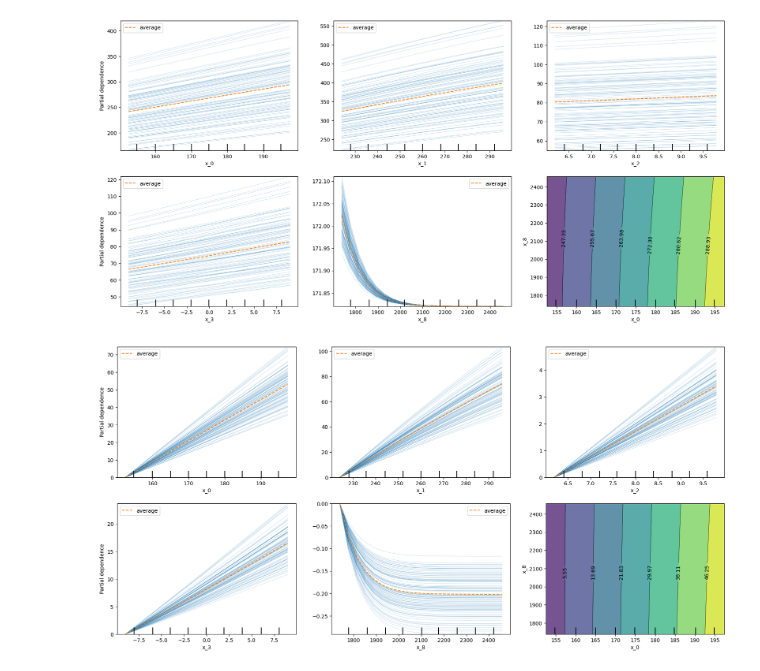
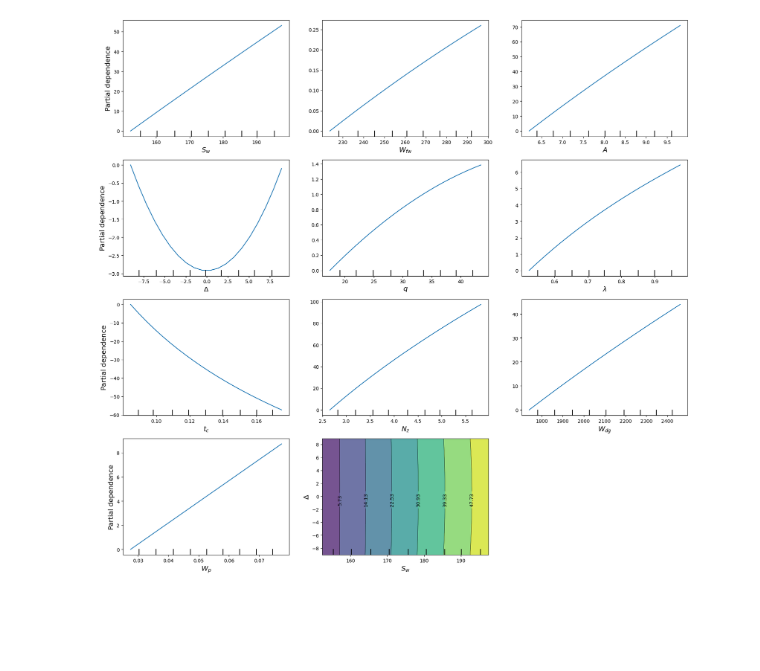
Before and after one commit to daffarobani/smt, a Jupyter notebook: development/partial_dependence_plot.ipynb, the cells around one changed output. Drawn from its saved outputs; the diff is of its cells as text; code cells hidden in the pictures; blank space fills up the shorter version.

```diff
--- a/development/partial_dependence_plot.ipynb
+++ b/development/partial_dependence_plot.ipynb
@@ -55,0 +50,14 @@ ___________________________________________________________________________
+# %%
+X_tr = pd.read_csv('../../X_tr_wing_weight.csv')
+X_te = pd.read_csv('../../X_te_wing_weight.csv')
+y_tr = pd.read_csv('../../y_tr_wing_weight.csv')
+y_te = pd.read_csv('../../y_te_wing_weight.csv')
+X_tr = np.array(X_tr)
+X_te = np.array(X_te)
+y_tr = np.array(y_tr)
+y_te = np.array(y_te)
+# %%
+kriging_model = KRG(theta0=[1e-2]*X_tr.shape[1],print_prediction = False)
+kriging_model.set_training_values(X_tr, y_tr)
+
+kriging_model.train()
@@ -59,0 +142,15 @@ ___________________________________________________________________________
+# %%
+model = kriging_model
+features = [0, 1, 2, 3, 4, 5, 6, 7, 8, 9, [0, 3]]
+feature_names = [r'$S_{w}$', r'$W_{fw}$', r'$A$', r'$\Delta$',
+                 r'$q$', r'$\lambda$', r'$t_{c}$',
+                 r'$N_{z}$', r'$W_{dg}$', r'$W_{p}$']
+pdd = PartialDependenceDisplay.from_surrogate_model(model,
+                                                    X_tr,
+                                                    features,
+                                                    grid_resolution=20,
+                                                    kind='average',
+                                                    feature_names=feature_names,
+                                                    centered=True)
+# %% [output]
+[figure, added]
@@ -60,15 +161,11 @@ ___________________________________________________________________________
 # %%
-# pdd = PartialDependenceDisplay(pd_results=pd_results)
-# pdd.plot()
-model = kriging_model
-features = [0, 1, 2, 3, 8, (0, 8)]
-pdd = PartialDependenceDisplay.from_surrogate_model(model, X, features, grid_resolution=20, kind='both')
+# # pdd = PartialDependenceDisplay(pd_results=pd_results)
+# # pdd.plot()
+# model = kriging_model
+# features = [0, 1, 2, 3, 4, 5, 6, 7, 8, 9]
+# pdd = PartialDependenceDisplay.from_surrogate_model(model, X, features, grid_resolution=20, kind='both', centered=True)
-# %% [output]
-[figure, removed]
 # %%
-model = kriging_model
-features = [0, 1, 2, 3, 8, (0, 8)]
-pdd = PartialDependenceDisplay.from_surrogate_model(model, X, features, grid_resolution=20, kind='both', centered=True)
+# model = kriging_model
+# features = [0, 1, 2, 3, 8, (0, 8)]
+# pdd = PartialDependenceDisplay.from_surrogate_model(model, X, features, grid_resolution=20, kind='both', centered=True)
-# %% [output]
-[figure, removed]
 # %%
```
Also changed, not shown: parts of 17 cells of this notebook, 22 other files.
